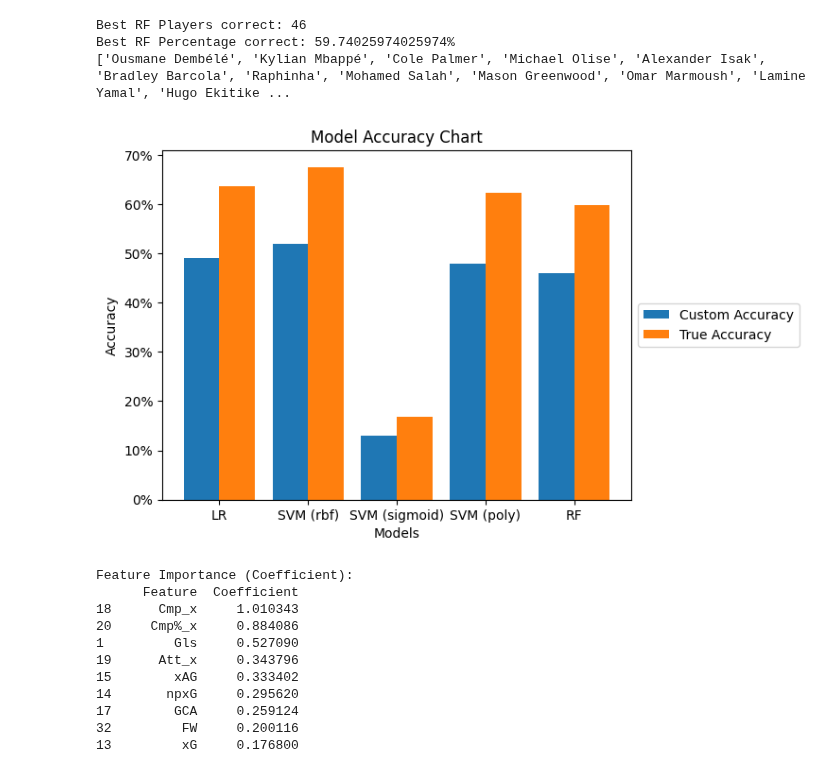
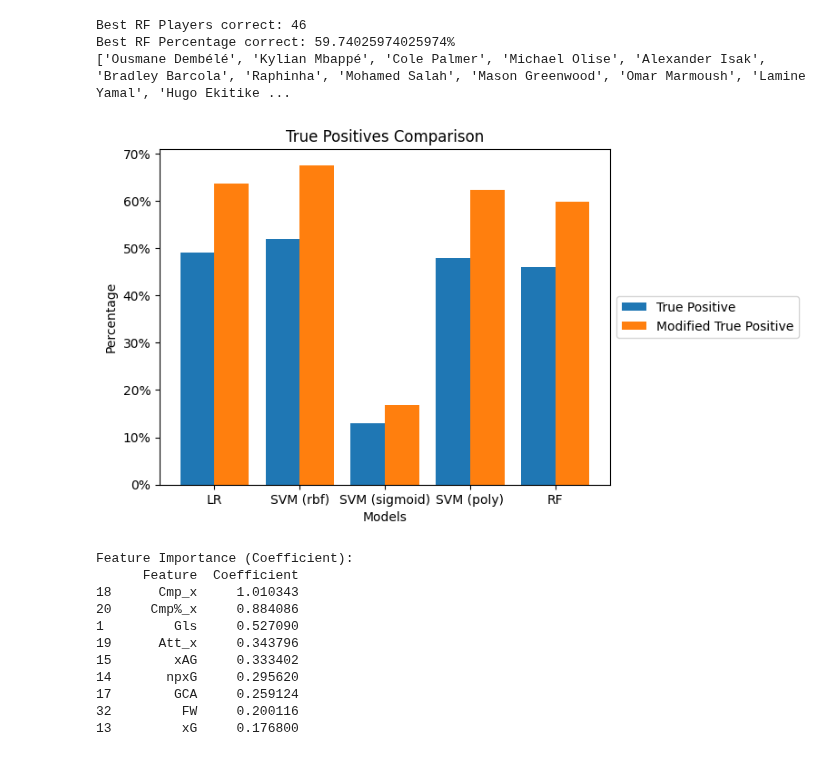
Before and after one commit to shipley7/fifa, a Jupyter notebook: FIFA.ipynb, the cells around one changed output. Cells and saved outputs as stored; diff of their text form; code cells hidden in the pictures.

Commit message:
Fixing Bar Graph

```diff
--- a/FIFA.ipynb
+++ b/FIFA.ipynb
@@ -612,27 +612,27 @@ Best RF Percentage correct: 59.74025974025974%
 # %%
 cats = ['LR', 'SVM (rbf)', 'SVM (sigmoid)', 'SVM (poly)', 'RF'] # categories
 vals1, vals2 = [best_log_correct, best_svm_rbf_correct, best_svm_sigmoid_correct, best_svm_poly_correct, best_rf_correct], [best_log_correct / len(stars) * 100, best_svm_rbf_correct / len(stars) * 100, best_svm_sigmoid_correct / len(stars) * 100, best_svm_poly_correct / len(stars) * 100, best_rf_correct / len(stars) * 100] # custom accuracy and true accuracy
 
 # Bar width and x locations
 w, x = 0.4, np.arange(len(cats))
 
 # Plotting a double bar graph
 fig, ax = plt.subplots()
-ax.bar(x - w/2, vals1, width=w, label='Custom Accuracy')
-ax.bar(x + w/2, vals2, width=w, label='True Accuracy')
+ax.bar(x - w/2, vals1, width=w, label='True Positive')
+ax.bar(x + w/2, vals2, width=w, label='Modified True Positive')
 
 # Formatting the plot
 ax.set_xticks(x)
 ax.set_xticklabels(cats)
 ax.set_xlabel('Models')
 ax.yaxis.set_major_formatter(mtick.PercentFormatter())
-ax.set_ylabel('Accuracy')
-ax.set_title('Model Accuracy Chart')
+ax.set_ylabel('Percentage')
+ax.set_title('True Positives Comparison')
 ax.legend(loc='center left', bbox_to_anchor=(1, 0.5))
 
 plt.show()
 # %% [output]
-[figure, old version]
+[figure, new version]
 # %%
 log_coefficients = best_log.coef_[0] # get the coefficients from the best log model
 
```
